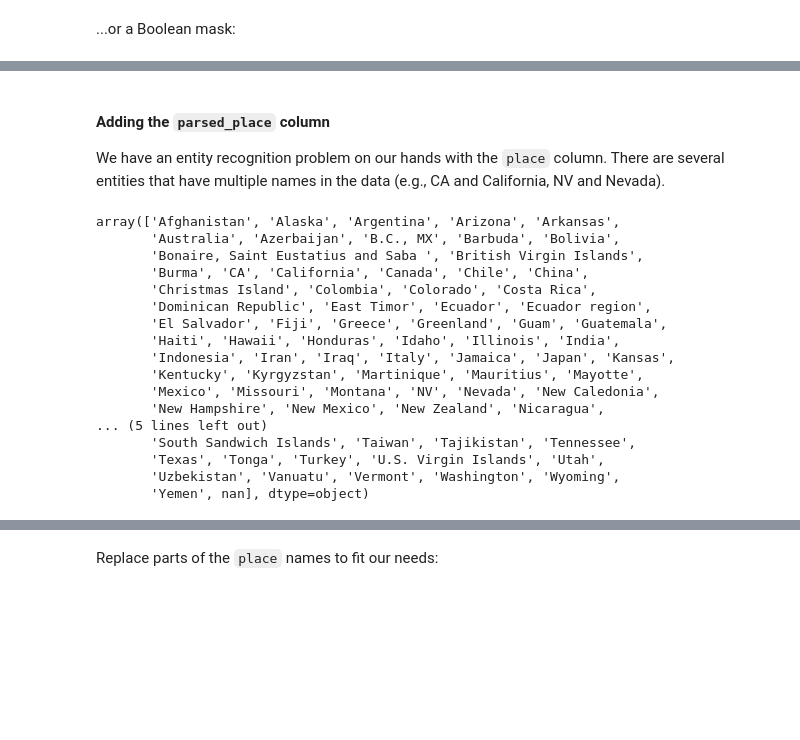
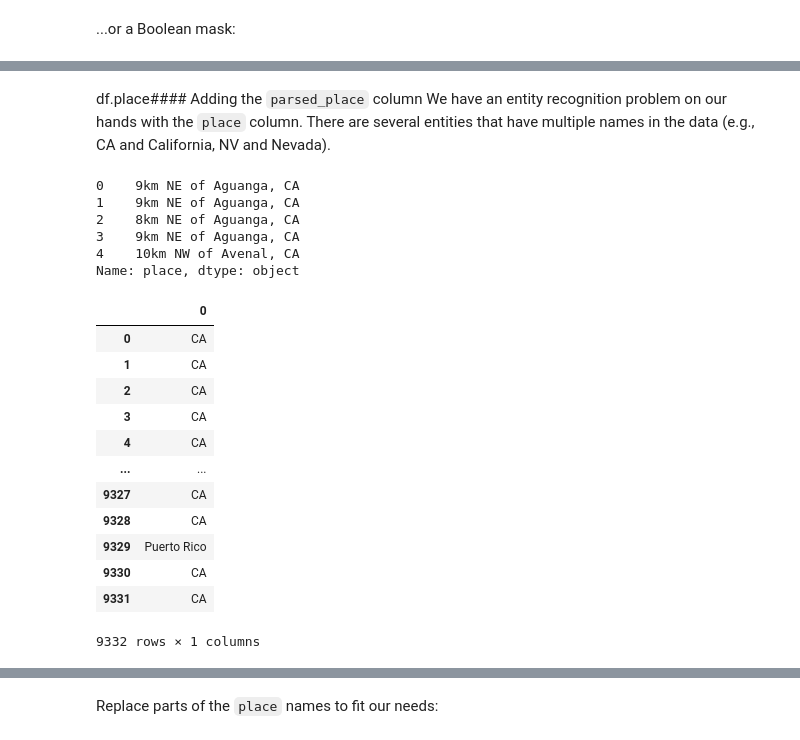
Before and after one commit to Kamyab-Majid/Data_science, a Jupyter notebook: Introduction/3. Pandas/ch_02/6-adding_and_removing_data.ipynb, the cells around one changed output, grey strips where cells are left out. Saved outputs shown, nothing was run; the diff lists cells and outputs as text; code cells hidden in the pictures; blank space fills up the shorter version.

```diff
--- a/Introduction/3. Pandas/ch_02/6-adding_and_removing_data.ipynb
+++ b/Introduction/3. Pandas/ch_02/6-adding_and_removing_data.ipynb
@@ -43,23 +61,29 @@ df.head()
 # %% [markdown]
-#### Adding the `parsed_place` column
+df.place#### Adding the `parsed_place` column
 We have an entity recognition problem on our hands with the `place` column. There are several entities that have multiple names in the data (e.g., CA and California, NV and Nevada).
+# %%
+df.place.head()
+# %% [output]
+0    9km NE of Aguanga, CA
+1    9km NE of Aguanga, CA
+2    8km NE of Aguanga, CA
+3    9km NE of Aguanga, CA
+4    10km NW of Avenal, CA
+Name: place, dtype: object
 # %%
-df.place.str.extract(r', (.*$)')[0].sort_values().unique()
+places = df.place.str.extract(r', (.*$)')
+places
 # %% [output]
+|  | 0 |
+| 0 | CA |
+| 1 | CA |
+| 2 | CA |
+| 3 | CA |
+| 4 | CA |
+| ... | ... |
+| 9327 | CA |
+| 9328 | CA |
+| 9329 | Puerto Rico |
+| 9330 | CA |
+| 9331 | CA |
-array(['Afghanistan', 'Alaska', 'Argentina', 'Arizona', 'Arkansas',
-       'Australia', 'Azerbaijan', 'B.C., MX', 'Barbuda', 'Bolivia',
-       'Bonaire, Saint Eustatius and Saba ', 'British Virgin Islands',
-       'Burma', 'CA', 'California', 'Canada', 'Chile', 'China',
-       'Christmas Island', 'Colombia', 'Colorado', 'Costa Rica',
-       'Dominican Republic', 'East Timor', 'Ecuador', 'Ecuador region',
-       'El Salvador', 'Fiji', 'Greece', 'Greenland', 'Guam', 'Guatemala',
-       'Haiti', 'Hawaii', 'Honduras', 'Idaho', 'Illinois', 'India',
-       'Indonesia', 'Iran', 'Iraq', 'Italy', 'Jamaica', 'Japan', 'Kansas',
-       'Kentucky', 'Kyrgyzstan', 'Martinique', 'Mauritius', 'Mayotte',
-       'Mexico', 'Missouri', 'Montana', 'NV', 'Nevada', 'New Caledonia',
-       'New Hampshire', 'New Mexico', 'New Zealand', 'Nicaragua',
-... (5 lines left out)
-       'South Sandwich Islands', 'Taiwan', 'Tajikistan', 'Tennessee',
-       'Texas', 'Tonga', 'Turkey', 'U.S. Virgin Islands', 'Utah',
-       'Uzbekistan', 'Vanuatu', 'Vermont', 'Washington', 'Wyoming',
-       'Yemen', nan], dtype=object)
+9332 rows × 1 columns
```
Also changed, not shown: parts of 6 cells of this notebook, 22 other files.
